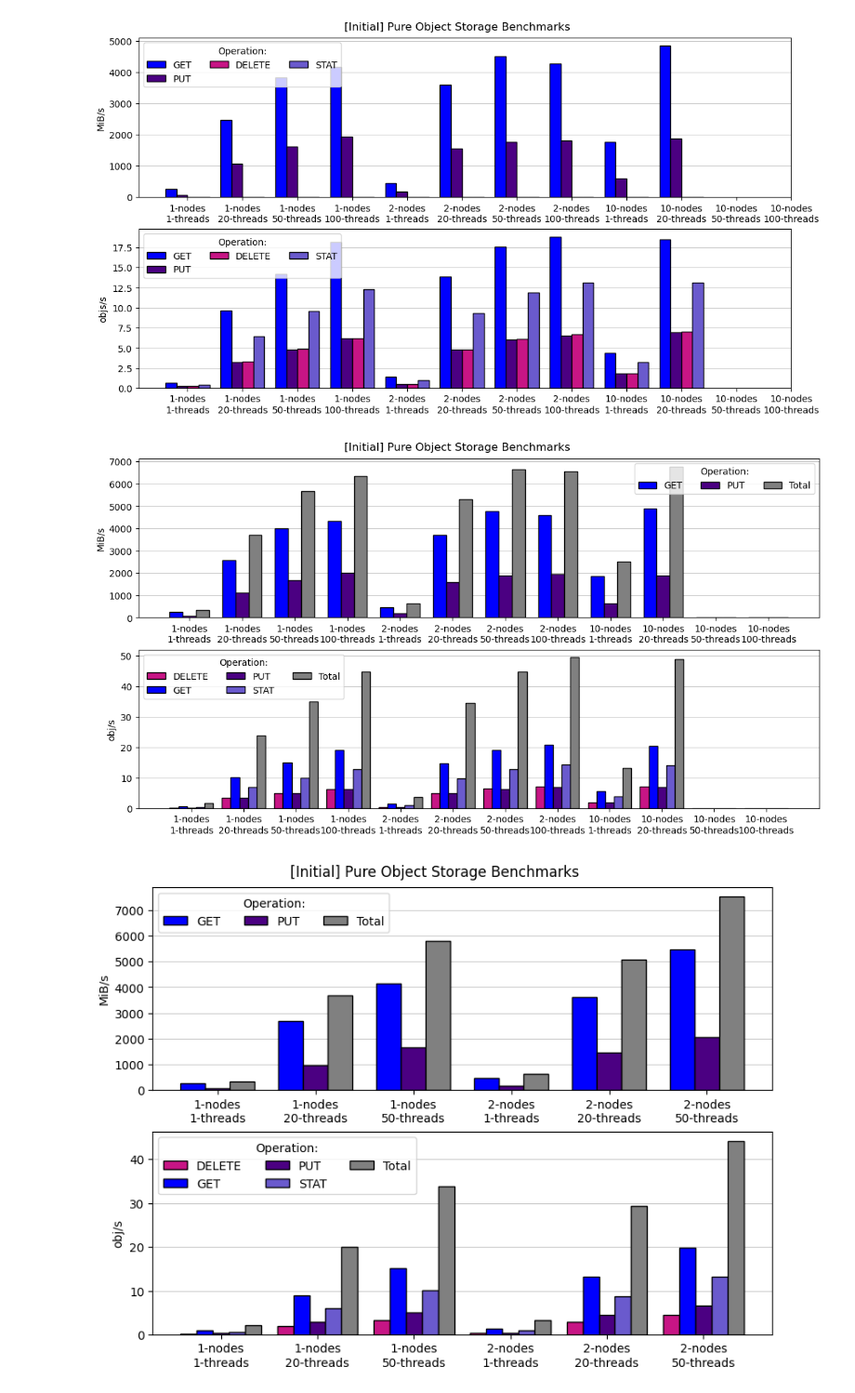
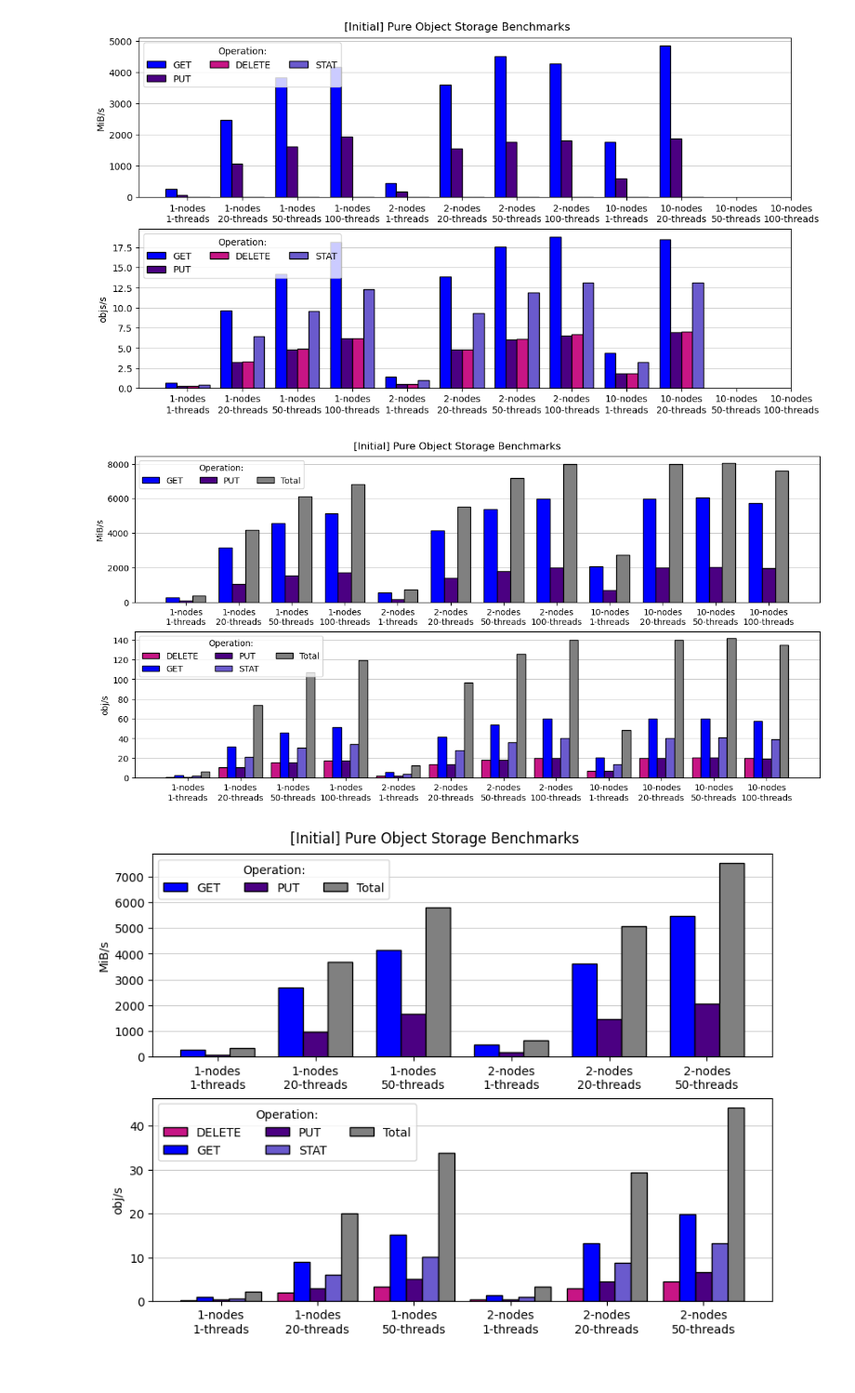
Before and after one commit to stackhpc/jasmin-fs-benchmark, a Jupyter notebook: s3-warp/Analysis-v1.ipynb, the cells around one changed output. Shown at 93% size. Cells and saved outputs as stored; diff of their text form; code cells hidden in the pictures.

```diff
--- a/s3-warp/Analysis-v1.ipynb
+++ b/s3-warp/Analysis-v1.ipynb
@@ -391,24 +391,24 @@ scores
 # %%
 # Code
 
 scores = {}
 for nodes, threads in itertools.product([1, 2, 10], [1, 20, 50, 100]):
     key = f"{nodes}-nodes\n{threads}-threads"
-    run_scores = parse_text_summary(f'benchmark-runs/warp-results-summary.mixed-{nodes}-{threads}-1100-1KiB-5GiB-10m.txt')
+    run_scores = parse_text_summary(f'benchmark-runs/warp-results-summary.mixed-{nodes}-{threads}-1100-100MiB-10m.txt')
     for k, v in run_scores.items():
         if v == {}:
             run_scores[k] = {"MiB_per_sec": 0, "obj_per_sec": 0}
     scores[key] = run_scores
 
 op_colours = {"GET":"blue", "PUT":"indigo", "STAT":"slateblue", "DELETE":"mediumvioletred", "Total":"grey"}
-fig, axs = plt.subplots(figsize=(11, 6), nrows=2, constrained_layout=True)
+fig, axs = plt.subplots(figsize=(12, 6), nrows=2, constrained_layout=True)
 plot_grouped_bars(scores, "MiB_per_sec", axs[0], op_colours)
 plot_grouped_bars(scores, "obj_per_sec", axs[1], op_colours)
 fig.suptitle("[Initial] Pure Object Storage Benchmarks")
 # plt.savefig("initial-pure-results.png")
 plt.show()
 # %% [output]
-[figure, old version]
+[figure, new version]
 # %%
 # Code
 
```
Also changed, not shown: 1 other file.
